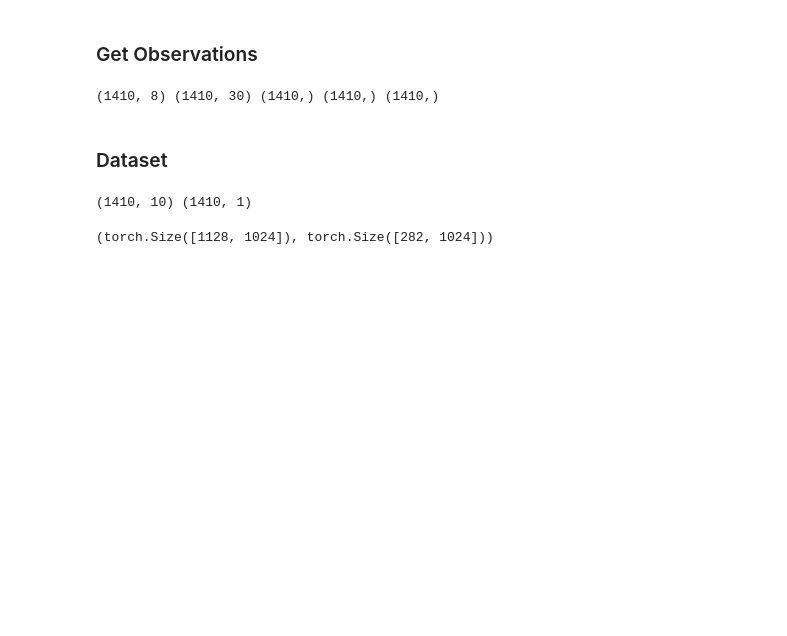
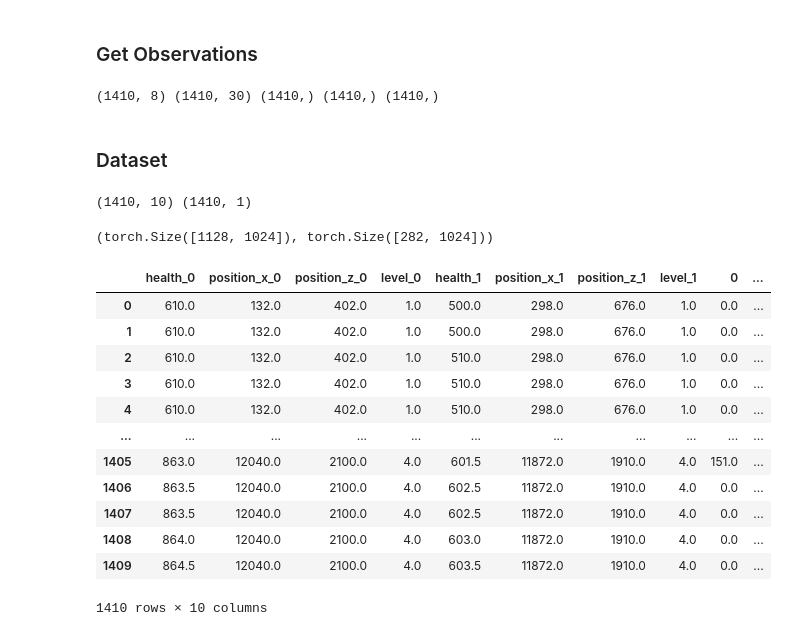
Before and after one commit to MiscellaneousStuff/tlol-ml, a Jupyter notebook: sanity_test.ipynb, the cells around one changed output. Cells and saved outputs as stored; diff of their text form; code cells hidden in the pictures; blank space fills up the shorter version.

```diff
--- a/sanity_test.ipynb
+++ b/sanity_test.ipynb
@@ -345,7 +345,7 @@ global_intent_regions_future = global_intent_regions.copy().shift(+OBS_PREV).fil
 # For Each Champ  := (0 - HP, 7 - X, 9 - Y, 30 - Lvl)
 # For Each Minion := (0 - HP, 7 - X, 9 - Y)
 
-def get_obs(dataset):
+def get_obs(dataset, champ_indices=[0, 7, 9, 30], minion_indices=[0, 7, 9]):
     for i in range(10): # len(dataset))
         example = dataset[i]
 
@@ -357,18 +357,13 @@ def get_obs(dataset):
 
         for i in range(2): # UNIT_COUNTS["champs"]):
             base = i * UNIT_FEATURE_COUNTS["champs"]
-            hp   = champs.iloc[:, base + 0]
-            x    = champs.iloc[:, base + 7]
-            y    = champs.iloc[:, base + 9]
-            lvl  = champs.iloc[:, base + 30]
-            champ_feats.append([hp, x, y, lvl])
+            feats = [champs.iloc[:, base + idx] for idx in champ_indices]
+            champ_feats.append(feats)
 
         for i in range(10): # UNIT_COUNTS["minions"]):
             base = i * UNIT_FEATURE_COUNTS["minions"]
-            hp   = minions.iloc[:, base + 0]
-            x    = minions.iloc[:, base + 7]
-            y    = minions.iloc[:, base + 9]
-            minion_feats.append([hp, x, y])
+            feats = [minions.iloc[:, base + idx] for idx in minion_indices]
+            minion_feats.append(feats)
 
         champ_feats_df = pd.concat(champ_feats[0], axis=1)
         for feat in champ_feats[1:]:
@@ -409,24 +404,24 @@ from sklearn.model_selection import train_test_split
 import torch.nn.functional as F
 
 # obs = pd.concat([champ_feats_df, minion_feats_df, global_prev, global_cur], axis=1)
-obs = obs = pd.concat([champ_feats_df, global_prev, global_cur], axis=1)
+obs = pd.concat([champ_feats_df, global_prev, global_cur], axis=1)
 act = pd.concat([global_next], axis=1)
-
-print(obs.shape, act.shape)
-
-# X_train,
-trainset_obs, testset_obs, trainset_act, testset_act = \
-    train_test_split(obs.to_numpy(), act.to_numpy(), test_size=0.2, random_state=42)
-
-trainset_obs = torch.Tensor(trainset_obs).type(torch.float32)
-testset_obs = torch.Tensor(testset_obs).type(torch.float32)
-
-trainset_act = F.one_hot(torch.Tensor(trainset_act).type(torch.LongTensor), num_classes=1024)
-trainset_act = trainset_act.squeeze(1)
-testset_act = F.one_hot(torch.Tensor(testset_act).type(torch.LongTensor), num_classes=1024)
-testset_act = testset_act.squeeze(1)
-
-trainset_act.shape, testset_act.shape
 # %% [output]
 (1410, 10) (1410, 1)
 (torch.Size([1128, 1024]), torch.Size([282, 1024]))
+# %%
+obs
+# %% [output]
+|  | health_0 | position_x_0 | position_z_0 | level_0 | health_1 | position_x_1 | position_z_1 | level_1 | 0 | ... |
+| 0 | 610.0 | 132.0 | 402.0 | 1.0 | 500.0 | 298.0 | 676.0 | 1.0 | 0.0 | ... |
+| 1 | 610.0 | 132.0 | 402.0 | 1.0 | 500.0 | 298.0 | 676.0 | 1.0 | 0.0 | ... |
+| 2 | 610.0 | 132.0 | 402.0 | 1.0 | 510.0 | 298.0 | 676.0 | 1.0 | 0.0 | ... |
+| 3 | 610.0 | 132.0 | 402.0 | 1.0 | 510.0 | 298.0 | 676.0 | 1.0 | 0.0 | ... |
+| 4 | 610.0 | 132.0 | 402.0 | 1.0 | 510.0 | 298.0 | 676.0 | 1.0 | 0.0 | ... |
+| ... | ... | ... | ... | ... | ... | ... | ... | ... | ... | ... |
+| 1405 | 863.0 | 12040.0 | 2100.0 | 4.0 | 601.5 | 11872.0 | 1910.0 | 4.0 | 151.0 | ... |
+| 1406 | 863.5 | 12040.0 | 2100.0 | 4.0 | 602.5 | 11872.0 | 1910.0 | 4.0 | 0.0 | ... |
+| 1407 | 863.5 | 12040.0 | 2100.0 | 4.0 | 602.5 | 11872.0 | 1910.0 | 4.0 | 0.0 | ... |
+| 1408 | 864.0 | 12040.0 | 2100.0 | 4.0 | 603.0 | 11872.0 | 1910.0 | 4.0 | 0.0 | ... |
+| 1409 | 864.5 | 12040.0 | 2100.0 | 4.0 | 603.5 | 11872.0 | 1910.0 | 4.0 | 0.0 | ... |
+1410 rows × 10 columns
```
Also changed, not shown: parts of 1 cell of this notebook.
